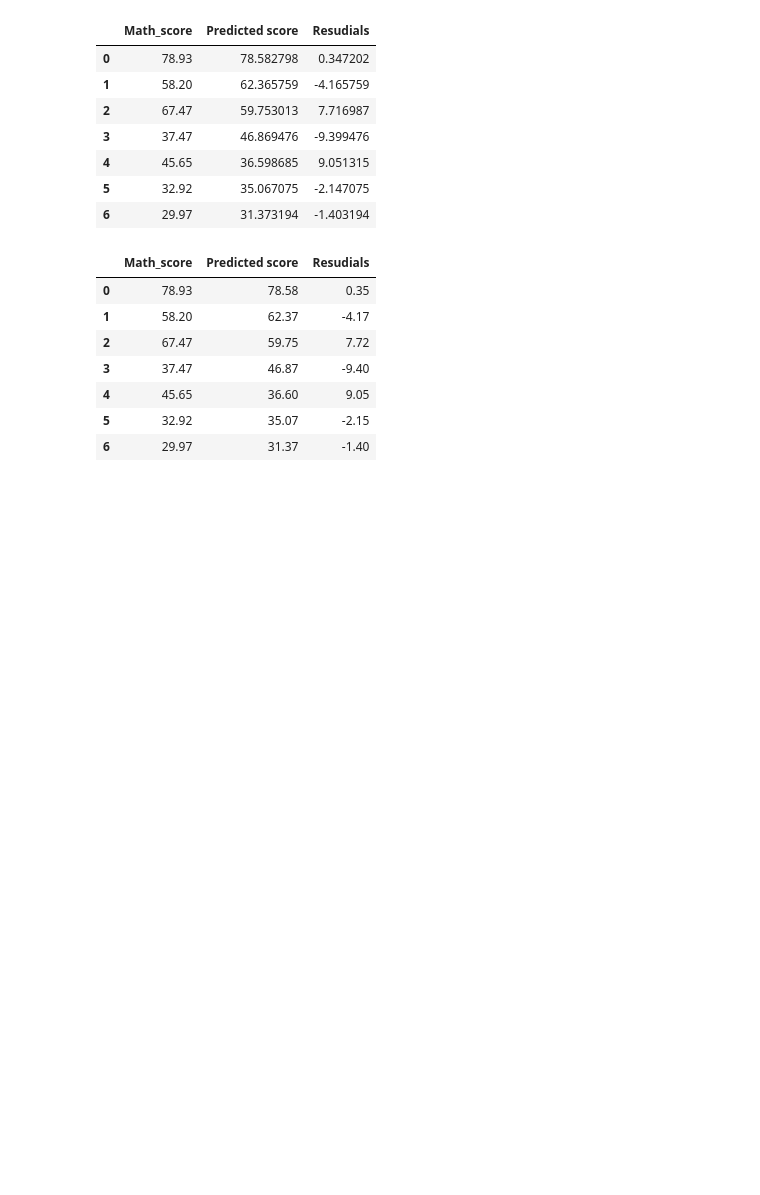
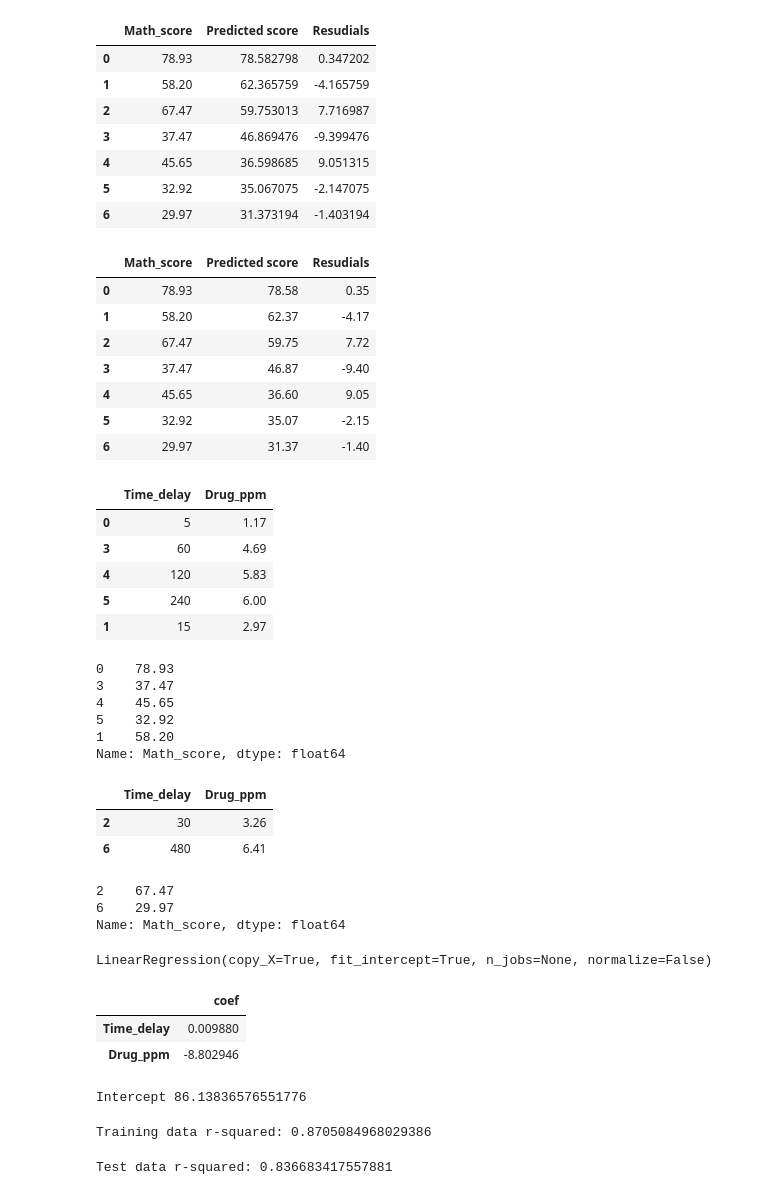
Before and after one commit to VageshHP/Linear-Regression, a Jupyter notebook: Linear Regression on small data.ipynb, the cells around one changed output. Cells and saved outputs as stored; diff of their text form; code cells hidden in the pictures; blank space fills up the shorter version.

Commit message:
Linear Regression
Linear Regression using traing and test model

```diff
--- a/Linear Regression on small data.ipynb
+++ b/Linear Regression on small data.ipynb
@@ -123,0 +126,58 @@ df.round(2)
+# %%
+score=data['Math_score']
+LSD=data.drop('Math_score',axis=1)
+# %%
+X_train, X_test, y_train, y_test = train_test_split(LSD,score, test_size = 0.2 , random_state=10)
+# %%
+X_train
+# %% [output]
+|  | Time_delay | Drug_ppm |
+| 0 | 5 | 1.17 |
+| 3 | 60 | 4.69 |
+| 4 | 120 | 5.83 |
+| 5 | 240 | 6.00 |
+| 1 | 15 | 2.97 |
+# %%
+y_train
+# %% [output]
+0    78.93
+3    37.47
+4    45.65
+5    32.92
+1    58.20
+Name: Math_score, dtype: float64
+# %%
+X_test
+# %% [output]
+|  | Time_delay | Drug_ppm |
+| 2 | 30 | 3.26 |
+| 6 | 480 | 6.41 |
+# %%
+y_test
+# %% [output]
+2    67.47
+6    29.97
+Name: Math_score, dtype: float64
+# %%
+regr = LinearRegression()
+regr.fit(X_train, y_train)
+# %% [output]
+LinearRegression(copy_X=True, fit_intercept=True, n_jobs=None, normalize=False)
+# %%
+pd.DataFrame(data=regr.coef_, index=X_train.columns, columns=['coef'])
+# %% [output]
+|  | coef |
+| Time_delay | 0.009880 |
+| Drug_ppm | -8.802946 |
+# %%
+print('Intercept', regr.intercept_)
+# %% [output]
+Intercept 86.13836576551776
+# %%
+print('Training data r-squared:', regr.score(X_train, y_train))
+# %% [output]
+Training data r-squared: 0.8705084968029386
+# %%
+print('Test data r-squared:', regr.score(X_test, y_test))
+# %% [output]
+Test data r-squared: 0.836683417557881
```
Also changed, not shown: parts of 1 cell of this notebook.
